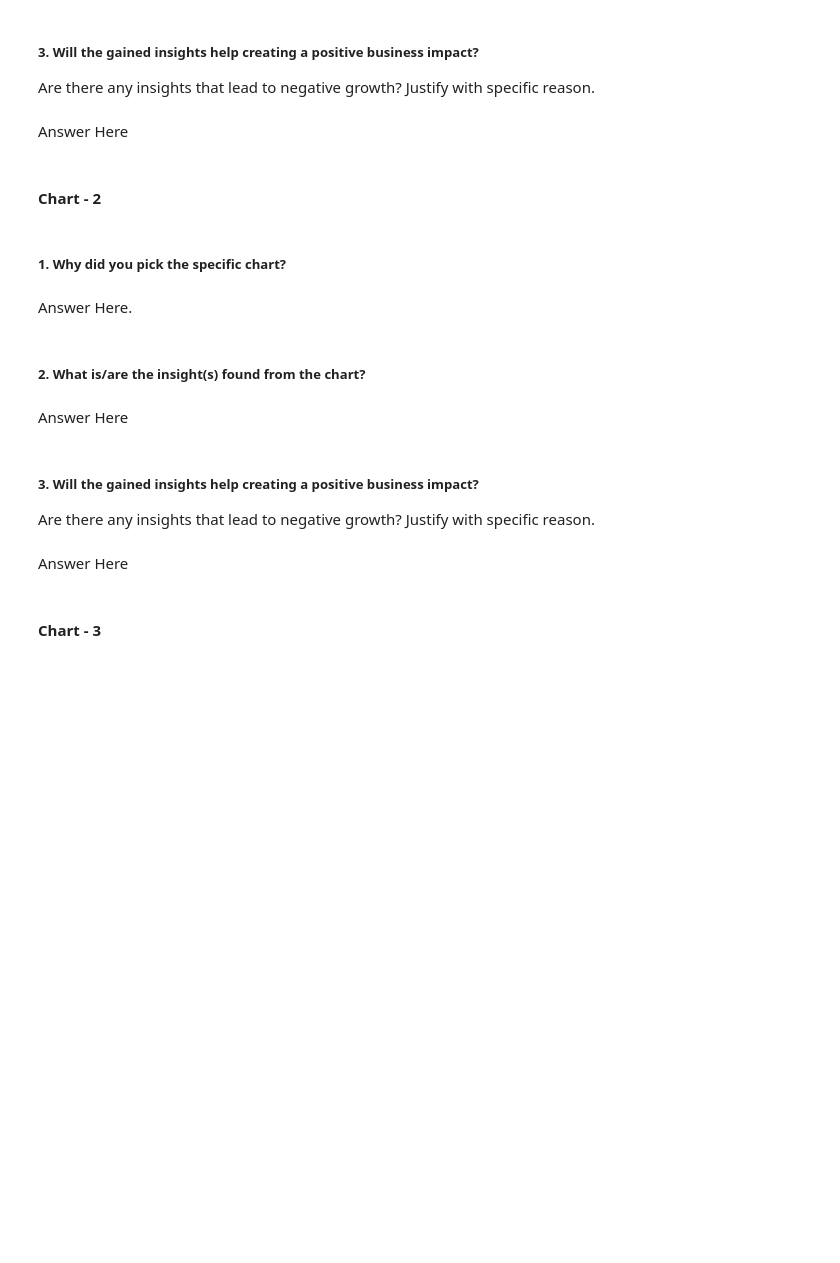
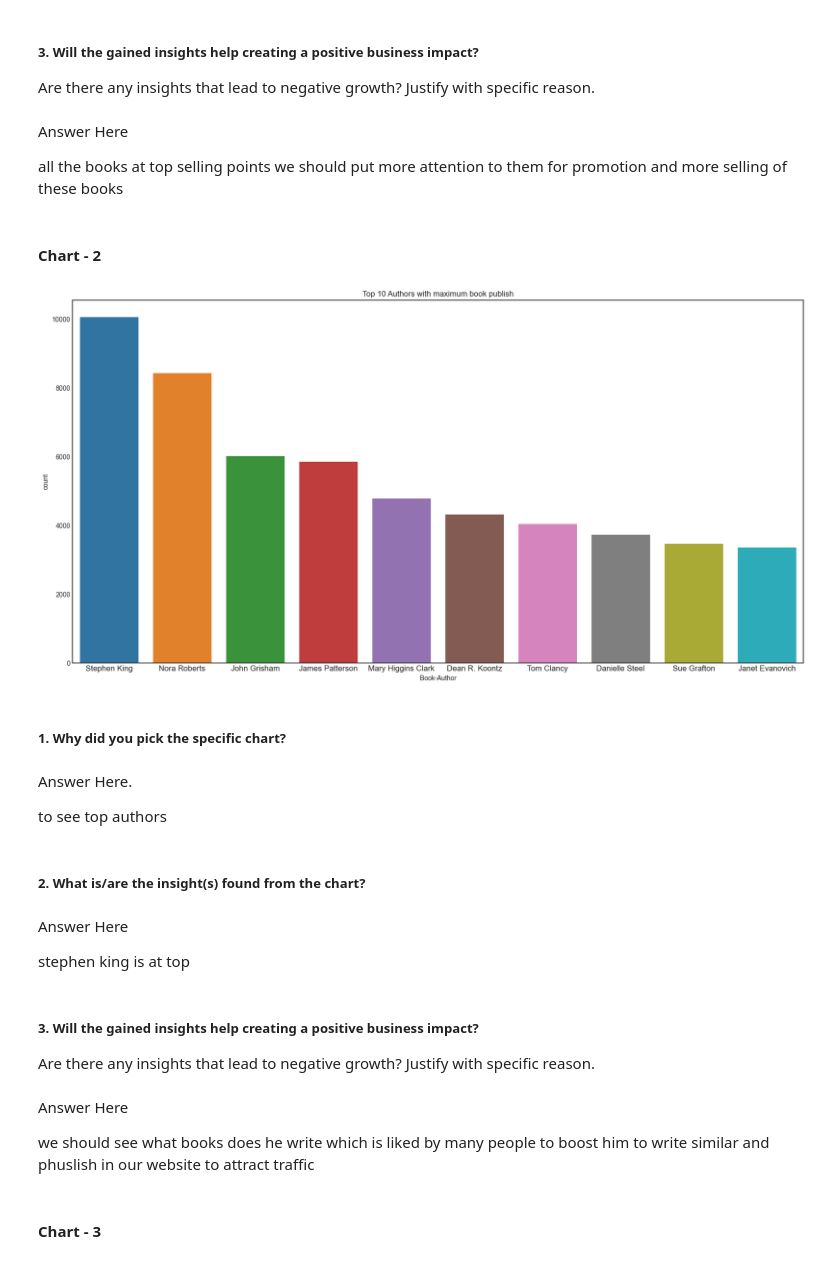
Before and after one commit to kaushikk1999/Book-Recommendation-System, a Jupyter notebook: Book Recommendation System 2.ipynb, the cells around one changed output. Drawn from its saved outputs; the diff is of its cells as text; code cells hidden in the pictures; blank space fills up the shorter version.

```diff
--- a/Book Recommendation System 2.ipynb
+++ b/Book Recommendation System 2.ipynb
@@ -452,0 +560,5 @@ users['Location'].replace({"\n" : " ", "isbn13" : "", "isbn" : "", r"[0-9]{8,}"
+# %%
+#drop location column
+users.drop('Location',axis=1,inplace=True)
+# %%
+users['Country']=users['Country'].astype('str')
@@ -453,2 +574,9 @@ users['Location'].replace({"\n" : " ", "isbn13" : "", "isbn" : "", r"[0-9]{8,}"
+# %%
+users['Country'].replace(['','01776','02458','19104','23232','30064','85021','87510','alachua','america','austria','autralia','cananda','geermany','italia','united kindgonm','united sates','united staes','united state','united states','us'],
+                           ['other','usa','usa','usa','usa','usa','usa','usa','usa','usa','australia','australia','canada','germany','italy','united kingdom','usa','usa','usa','usa','usa'],inplace=True)
+# %%
+
+# merge all 3 dataframe books , ratings and users in one data frame
+df = pd.merge(pd.merge(books, ratings, on='ISBN'), users, on='User-ID')
 # %% [markdown]
 ### What all manipulations have you done and insights you found?
@@ -471,25 +622,42 @@ Answer Here
 # %% [markdown]
 ##### 3. Will the gained insights help creating a positive business impact?
 Are there any insights that lead to negative growth? Justify with specific reason.
-# %% [markdown]
-Answer Here
+# %% [markdown]
+Answer Here
+
+all the books at top selling points we should put more attention to them for promotion and more selling of these books
 # %% [markdown]
 #### Chart - 2
 # %%
 # Chart - 2 visualization code
+# %%
+plt.figure(figsize = (20, 10))
+sns.countplot(x = 'Book-Author', data = df,
+             order = df['Book-Author'].value_counts().iloc[:10].index)
+plt.title("Top 10 Authors with maximum book publish")
+plt.xticks(fontsize = 12)
+plt.show()
+# %% [output]
+[figure, added]
 # %% [markdown]
 ##### 1. Why did you pick the specific chart?
 # %% [markdown]
 Answer Here.
+
+to see top authors
 # %% [markdown]
 ##### 2. What is/are the insight(s) found from the chart?
-# %% [markdown]
-Answer Here
+# %% [markdown]
+Answer Here
+
+stephen king is at top
 # %% [markdown]
 ##### 3. Will the gained insights help creating a positive business impact?
 Are there any insights that lead to negative growth? Justify with specific reason.
-# %% [markdown]
-Answer Here
+# %% [markdown]
+Answer Here
+
+we should see what books does he write which is liked by many people to boost him to write similar and phuslish in our website to attract traffic
 # %% [markdown]
 #### Chart - 3
 # %%
```
Also changed, not shown: parts of 118 cells of this notebook.
